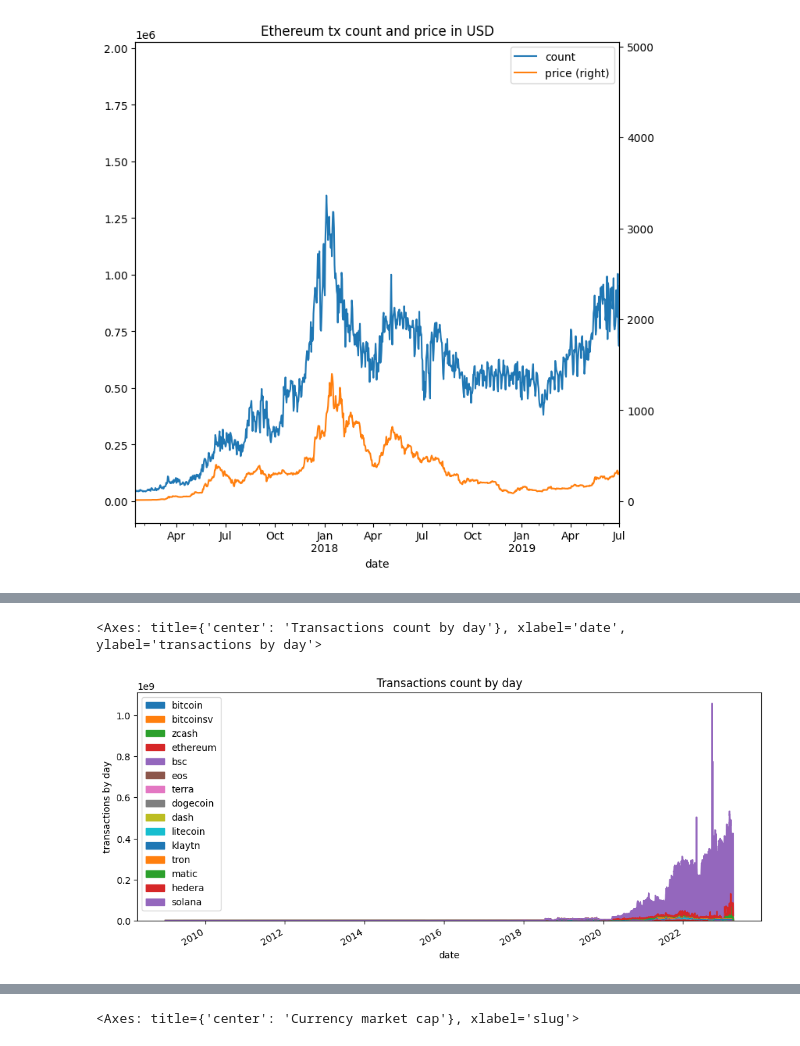
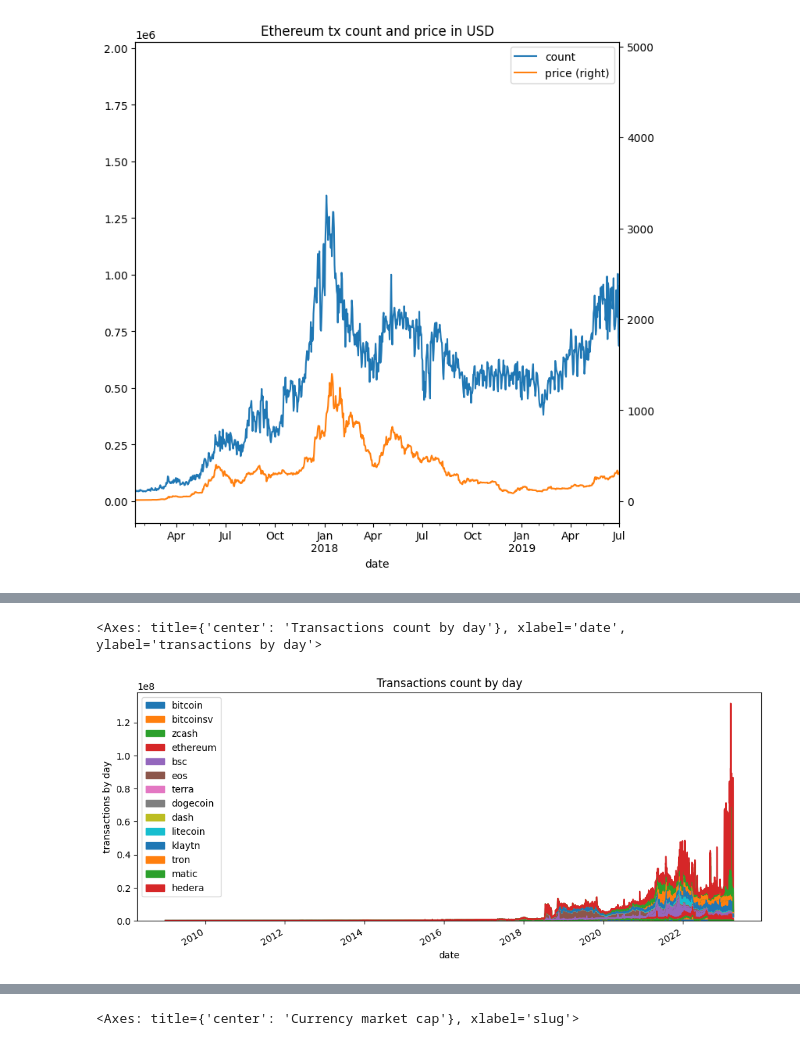
Before and after one commit to bitquery/why-blockchain-data-matters, a Jupyter notebook: Presentation.ipynb, the cells around one changed output, grey strips where cells are left out. Drawn from its saved outputs; the diff is of its cells as text; code cells hidden in the pictures.

```diff
--- a/Presentation.ipynb
+++ b/Presentation.ipynb
@@ -236,24 +237,24 @@ combined = bitcoin_tx.plot(figsize=(8,5), title = 'Transactions count by day', y
 # %%
 all_blockchains = bitcoin_tx.merge(bitcoinsv_tx, on='date', how='left')
 all_blockchains = all_blockchains.merge(zcash_tx, on='date', how='left')
 all_blockchains = all_blockchains.merge(ethereum_tx, on='date', how='left')
 all_blockchains = all_blockchains.merge(bsc_tx, on='date', how='left')
 all_blockchains = all_blockchains.merge(eos_tx, on='date', how='left')
 all_blockchains = all_blockchains.merge(terra_tx, on='date', how='left')
 all_blockchains = all_blockchains.merge(dogecoin_tx, on='date', how='left')
 all_blockchains = all_blockchains.merge(dash_tx, on='date', how='left')
 all_blockchains = all_blockchains.merge(litecoin_tx, on='date', how='left')
 all_blockchains = all_blockchains.merge(klaytn_tx, on='date', how='left')
 all_blockchains = all_blockchains.merge(tron_tx, on='date', how='left')
 all_blockchains = all_blockchains.merge(matic_tx, on='date', how='left')
 all_blockchains = all_blockchains.merge(hedera_tx, on='date', how='left')
-all_blockchains = all_blockchains.merge(solana_tx, on='date', how='left')
+#all_blockchains = all_blockchains.merge(solana_tx, on='date', how='left')
 
 
 all_blockchains.plot.area(stacked = True, figsize=(12,5), title = 'Transactions count by day', ylabel = "transactions by day")
 # %% [output]
 <Axes: title={'center': 'Transactions count by day'}, xlabel='date', ylabel='transactions by day'>
-[figure, old version]
+[figure, new version]
 # %% [markdown]
 <h3>Internet stats</h3>
 <img src="https://www.researchgate.net/publication/303531960/figure/fig1/AS:960354121166879@1605977673605/Worldwide-internet-users-1990-2013-Source-ITU-data-base.gif"/>
```
Also changed, not shown: parts of 1 cell of this notebook.
